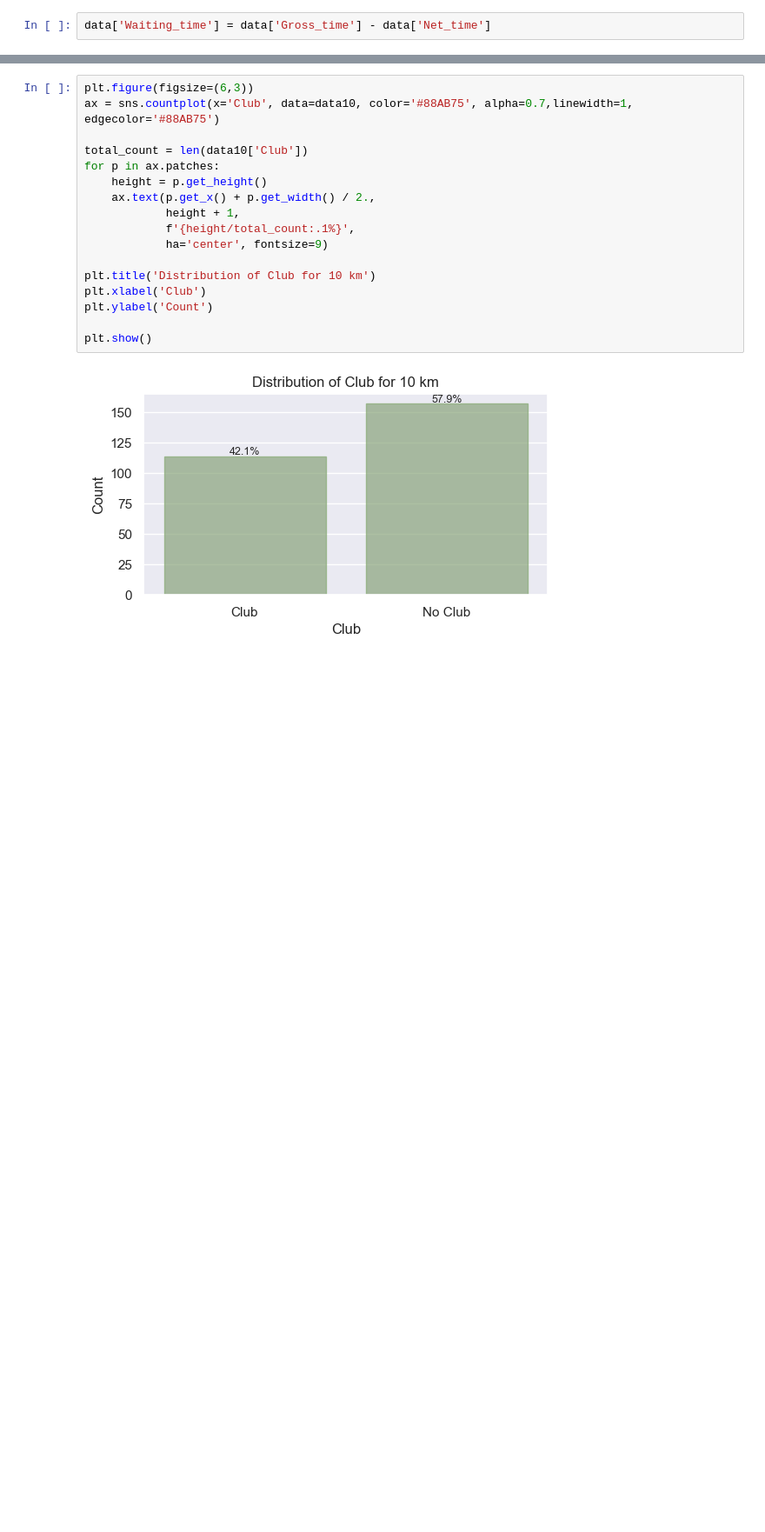
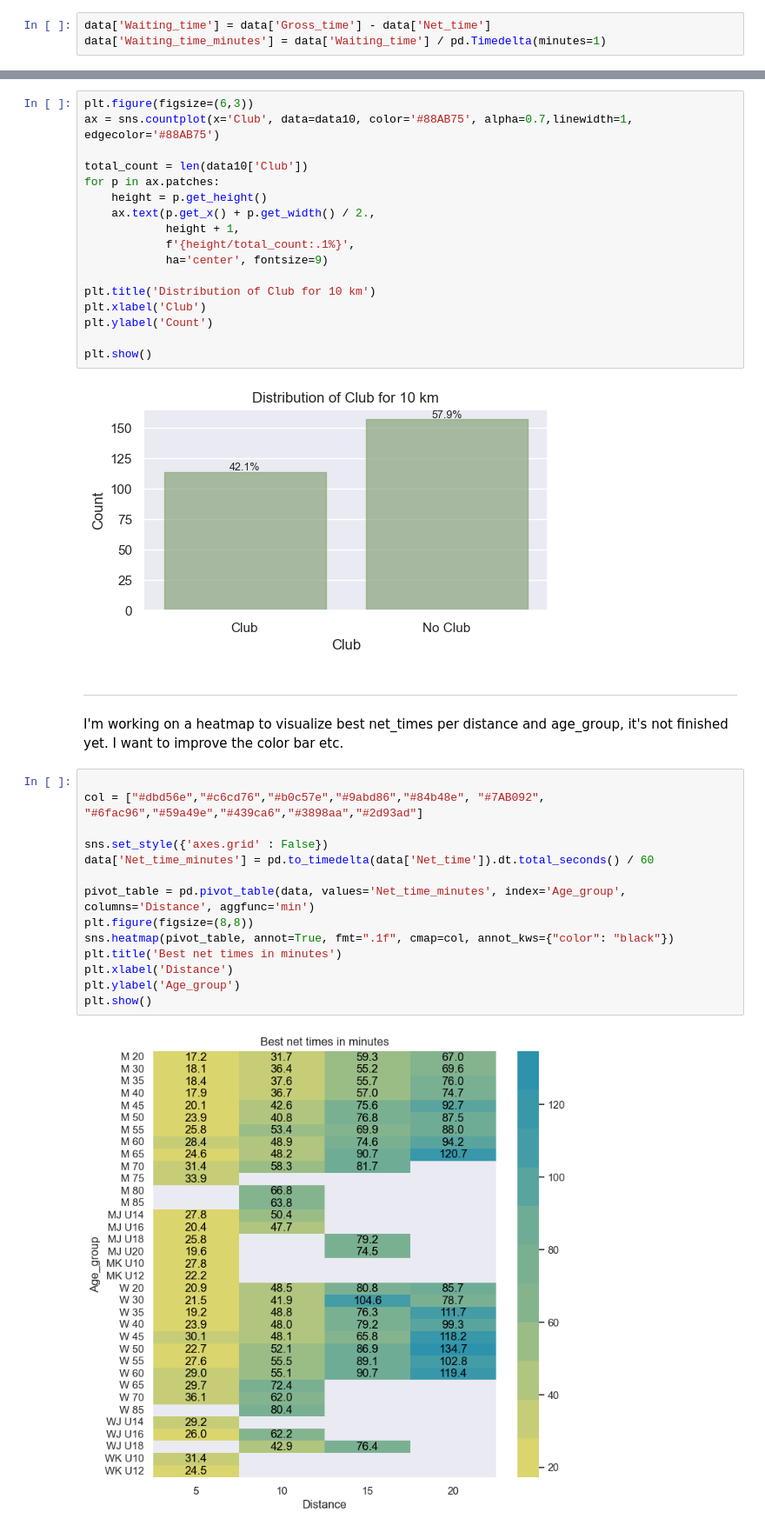
Before and after one commit to scheinmensch/Plaenterwaldlauf, a Jupyter notebook: Analysis.ipynb, the cells around one changed output, grey strips where cells are left out. Shown at 87% size. Saved outputs shown, nothing was run; the diff lists cells and outputs as text; blank space fills up the shorter version.

Commit message:
more plots

```diff
--- a/Analysis.ipynb
+++ b/Analysis.ipynb
@@ -157,6 +157,7 @@ I don't need the gross time if i want to find out who ran the fastest. The diffe
 I'll add another column that shows exactly this waiting time.
 # %%
 data['Waiting_time'] = data['Gross_time'] - data['Net_time']
+data['Waiting_time_minutes'] = data['Waiting_time'] / pd.Timedelta(minutes=1)
 # %% [markdown]
 The fastest 3 runners in the race positioned themselves quite well - in front of the pack. That's smart. Even if the waiting time is deducted from the race time at the end, you still have to fight your way through if you are further back. That costs time.
 # %% [markdown]
@@ -607,3 +608,23 @@ plt.ylabel('Count')
 plt.show()
 # %% [output]
 [figure]
+# %% [markdown]
+-------------------------
+
+I'm working on a heatmap to visualize best net_times per distance and age_group, it's not finished yet. I want to improve the color bar etc.
+# %%
+
+col = ["#dbd56e","#c6cd76","#b0c57e","#9abd86","#84b48e", "#7AB092", "#6fac96","#59a49e","#439ca6","#3898aa","#2d93ad"]
+
+sns.set_style({'axes.grid' : False})
+data['Net_time_minutes'] = pd.to_timedelta(data['Net_time']).dt.total_seconds() / 60
+
+pivot_table = pd.pivot_table(data, values='Net_time_minutes', index='Age_group', columns='Distance', aggfunc='min')
+plt.figure(figsize=(8,8))
+sns.heatmap(pivot_table, annot=True, fmt=".1f", cmap=col, annot_kws={"color": "black"})
+plt.title('Best net times in minutes')
+plt.xlabel('Distance')
+plt.ylabel('Age_group')
+plt.show()
+# %% [output]
+[figure, added]
```
Also changed, not shown: parts of 2 cells of this notebook.
